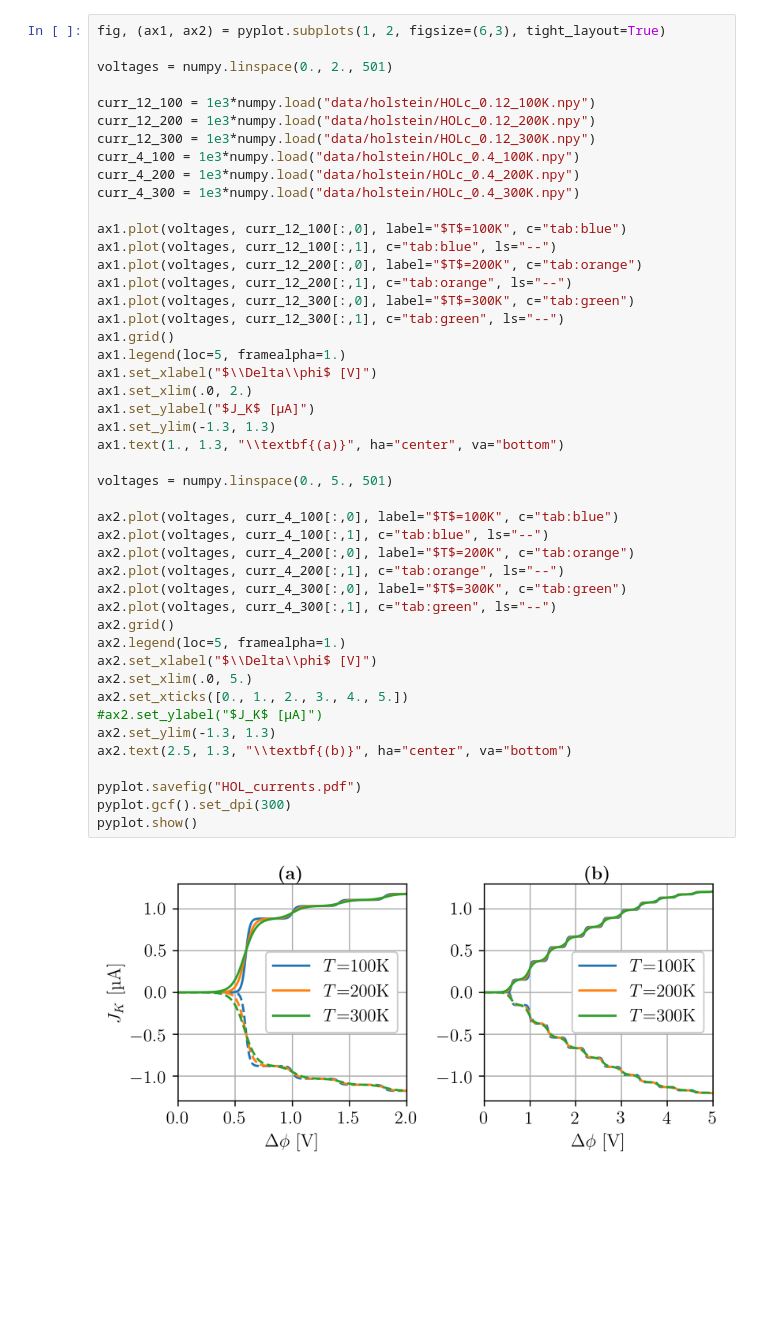
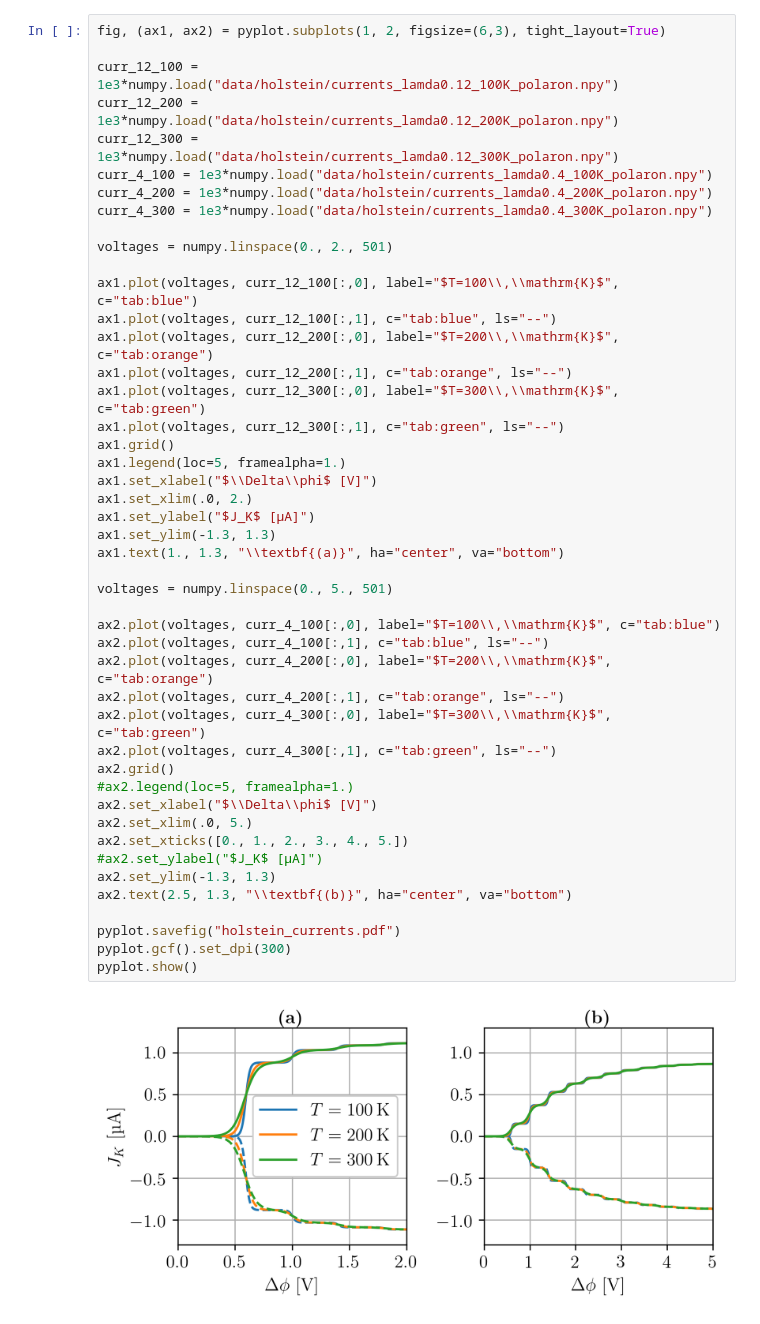
Before and after one commit to robingrether/Born-Markov, a Jupyter notebook: Holstein.ipynb, the cells around one changed output. Drawn from its saved outputs; the diff is of its cells as text; blank space fills up the shorter version.

```diff
--- a/Holstein.ipynb
+++ b/Holstein.ipynb
@@ -90,51 +78,51 @@ pyplot.show()
 # %%
 fig, (ax1, ax2) = pyplot.subplots(1, 2, figsize=(6,3), tight_layout=True)
 
+curr_12_100 = 1e3*numpy.load("data/holstein/currents_lamda0.12_100K_polaron.npy")
+curr_12_200 = 1e3*numpy.load("data/holstein/currents_lamda0.12_200K_polaron.npy")
+curr_12_300 = 1e3*numpy.load("data/holstein/currents_lamda0.12_300K_polaron.npy")
+curr_4_100 = 1e3*numpy.load("data/holstein/currents_lamda0.4_100K_polaron.npy")
+curr_4_200 = 1e3*numpy.load("data/holstein/currents_lamda0.4_200K_polaron.npy")
+curr_4_300 = 1e3*numpy.load("data/holstein/currents_lamda0.4_300K_polaron.npy")
+
 voltages = numpy.linspace(0., 2., 501)
 
-curr_12_100 = 1e3*numpy.load("data/holstein/HOLc_0.12_100K.npy")
-curr_12_200 = 1e3*numpy.load("data/holstein/HOLc_0.12_200K.npy")
-curr_12_300 = 1e3*numpy.load("data/holstein/HOLc_0.12_300K.npy")
-curr_4_100 = 1e3*numpy.load("data/holstein/HOLc_0.4_100K.npy")
-curr_4_200 = 1e3*numpy.load("data/holstein/HOLc_0.4_200K.npy")
-curr_4_300 = 1e3*numpy.load("data/holstein/HOLc_0.4_300K.npy")
-
-ax1.plot(voltages, curr_12_100[:,0], label="$T$=100K", c="tab:blue")
+ax1.plot(voltages, curr_12_100[:,0], label="$T=100\\,\\mathrm{K}$", c="tab:blue")
 ax1.plot(voltages, curr_12_100[:,1], c="tab:blue", ls="--")
-ax1.plot(voltages, curr_12_200[:,0], label="$T$=200K", c="tab:orange")
+ax1.plot(voltages, curr_12_200[:,0], label="$T=200\\,\\mathrm{K}$", c="tab:orange")
 ax1.plot(voltages, curr_12_200[:,1], c="tab:orange", ls="--")
-ax1.plot(voltages, curr_12_300[:,0], label="$T$=300K", c="tab:green")
+ax1.plot(voltages, curr_12_300[:,0], label="$T=300\\,\\mathrm{K}$", c="tab:green")
 ax1.plot(voltages, curr_12_300[:,1], c="tab:green", ls="--")
 ax1.grid()
 ax1.legend(loc=5, framealpha=1.)
 ax1.set_xlabel("$\\Delta\\phi$ [V]")
 ax1.set_xlim(.0, 2.)
 ax1.set_ylabel("$J_K$ [µA]")
 ax1.set_ylim(-1.3, 1.3)
 ax1.text(1., 1.3, "\\textbf{(a)}", ha="center", va="bottom")
 
 voltages = numpy.linspace(0., 5., 501)
 
-ax2.plot(voltages, curr_4_100[:,0], label="$T$=100K", c="tab:blue")
+ax2.plot(voltages, curr_4_100[:,0], label="$T=100\\,\\mathrm{K}$", c="tab:blue")
 ax2.plot(voltages, curr_4_100[:,1], c="tab:blue", ls="--")
-ax2.plot(voltages, curr_4_200[:,0], label="$T$=200K", c="tab:orange")
+ax2.plot(voltages, curr_4_200[:,0], label="$T=200\\,\\mathrm{K}$", c="tab:orange")
 ax2.plot(voltages, curr_4_200[:,1], c="tab:orange", ls="--")
-ax2.plot(voltages, curr_4_300[:,0], label="$T$=300K", c="tab:green")
+ax2.plot(voltages, curr_4_300[:,0], label="$T=300\\,\\mathrm{K}$", c="tab:green")
 ax2.plot(voltages, curr_4_300[:,1], c="tab:green", ls="--")
 ax2.grid()
-ax2.legend(loc=5, framealpha=1.)
+#ax2.legend(loc=5, framealpha=1.)
 ax2.set_xlabel("$\\Delta\\phi$ [V]")
 ax2.set_xlim(.0, 5.)
 ax2.set_xticks([0., 1., 2., 3., 4., 5.])
 #ax2.set_ylabel("$J_K$ [µA]")
 ax2.set_ylim(-1.3, 1.3)
 ax2.text(2.5, 1.3, "\\textbf{(b)}", ha="center", va="bottom")
 
-pyplot.savefig("HOL_currents.pdf")
+pyplot.savefig("holstein_currents.pdf")
 pyplot.gcf().set_dpi(300)
 pyplot.show()
 # %% [output]
-[figure, old version]
+[figure, new version]
 # %%
 def FC_plus(N, lamda, omega):
     a_op = numpy.diag(numpy.sqrt(numpy.arange(1, N)), k=1)
```
Also changed, not shown: parts of 7 cells of this notebook, 2 other files.
